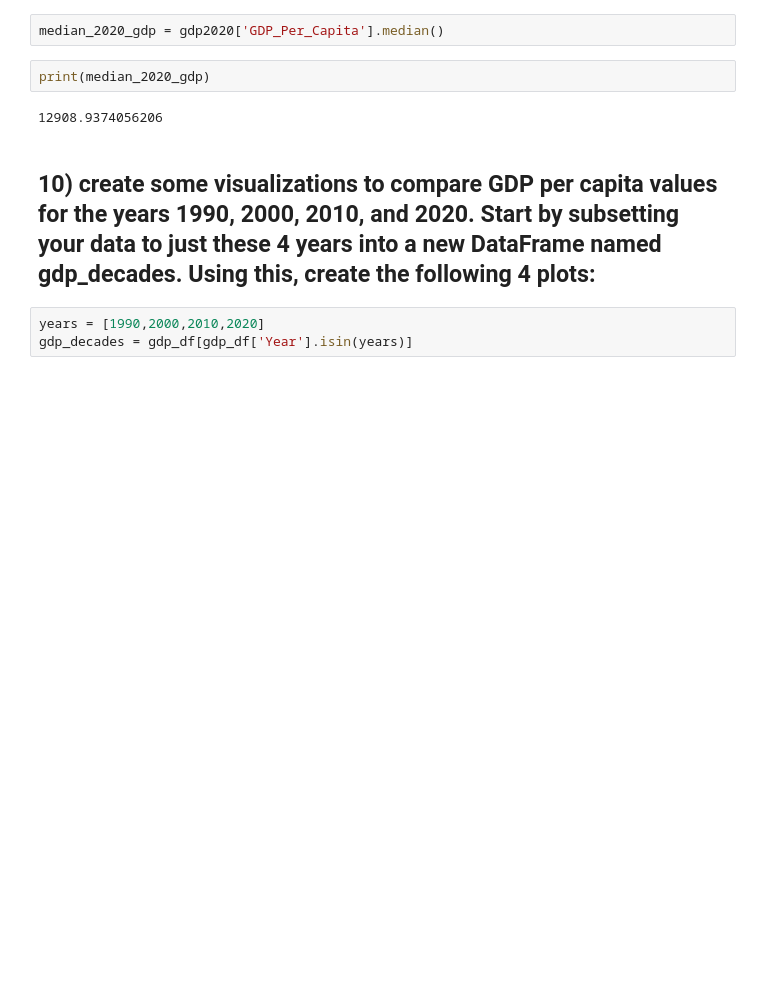
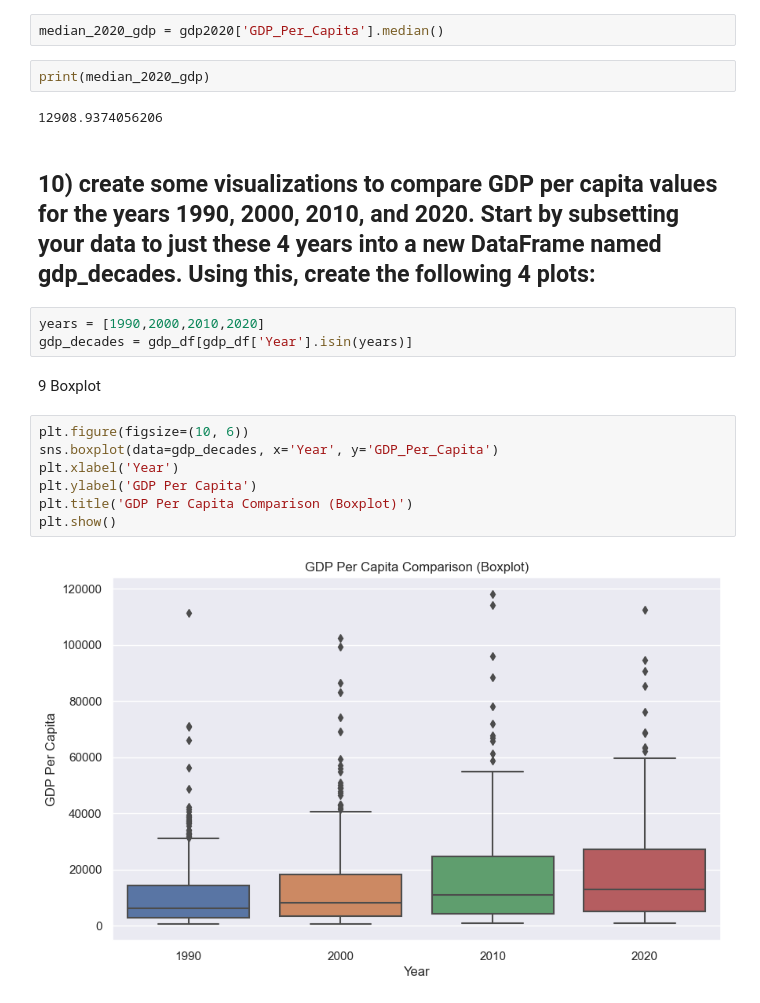
Before and after one commit to patrickjohnston20/un_project, a Jupyter notebook: notebooks_un_project/un_projectnotebook1.ipynb, the cells around one changed output. Saved outputs shown, nothing was run; the diff lists cells and outputs as text; blank space fills up the shorter version.

```diff
--- a/notebooks_un_project/un_projectnotebook1.ipynb
+++ b/notebooks_un_project/un_projectnotebook1.ipynb
@@ -226,3 +254,14 @@ print(median_2020_gdp)
 # %%
 years = [1990,2000,2010,2020]
 gdp_decades = gdp_df[gdp_df['Year'].isin(years)]
+# %% [markdown]
+9 Boxplot
+# %%
+plt.figure(figsize=(10, 6))
+sns.boxplot(data=gdp_decades, x='Year', y='GDP_Per_Capita')
+plt.xlabel('Year')
+plt.ylabel('GDP Per Capita')
+plt.title('GDP Per Capita Comparison (Boxplot)')
+plt.show()
+# %% [output]
+[figure, added]
```
Also changed, not shown: parts of 53 cells of this notebook.
